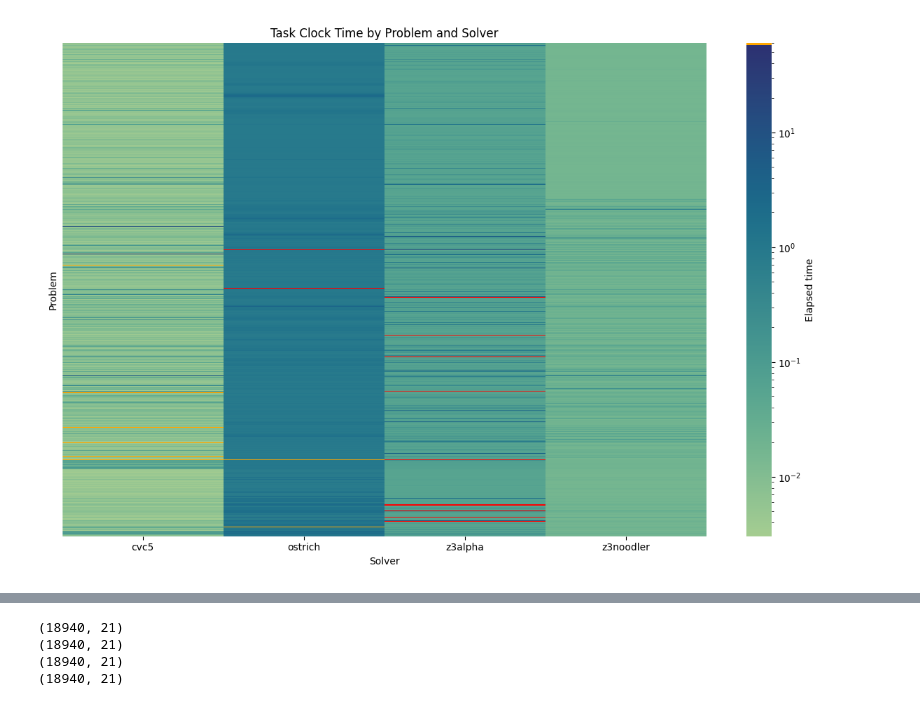
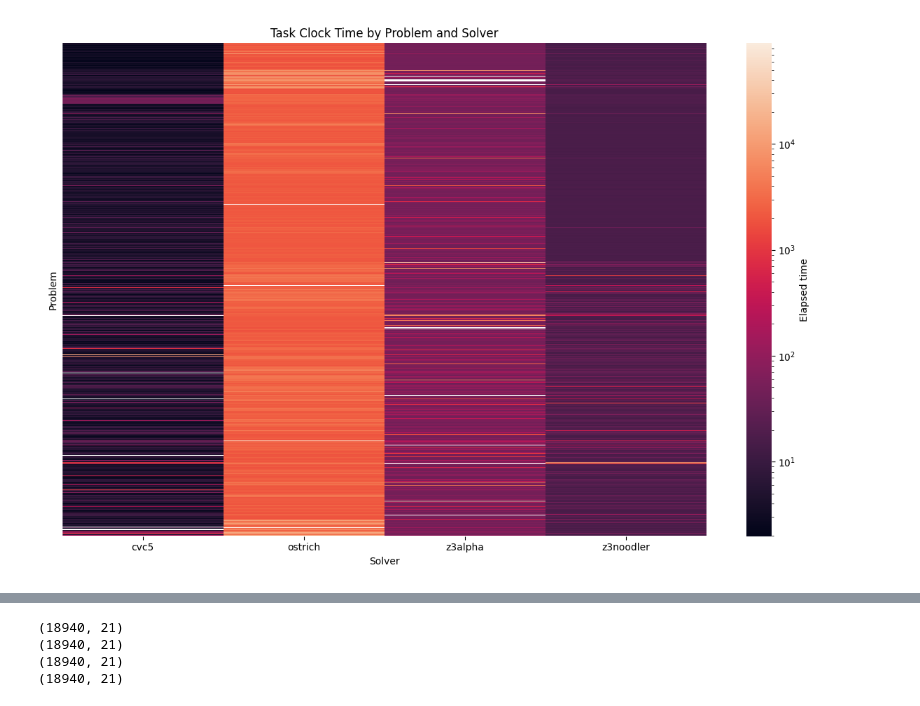
Before and after one commit to DarkVanityOfLight/smt2-string-benchmarks, a Jupyter notebook: analyzer.ipynb, the cells around one changed output, grey strips where cells are left out. Drawn from its saved outputs; the diff is of its cells as text; code cells hidden in the pictures.

```diff
--- a/analyzer.ipynb
+++ b/analyzer.ipynb
@@ -31,46 +31,31 @@ df
 75760 rows × 21 columns
 # %%
-pivot_df = df.pivot(index='problem', columns='solver', values='elapsed')
+pivot_df = df.pivot(index='problem', columns='solver', values='task-clock:u')
 # %%
 %matplotlib widget
-# Original colormap
-base_cmap = sns.color_palette("crest", as_cmap=True)
 
-# Create a new colormap by interpolating the original and adding a color for values above 60
-colors = base_cmap(np.linspace(0, 1, 256))  # Get the original colors
-custom_colors = np.vstack([colors, [1, 0.65, 0, 1]])
-custom_cmap = ListedColormap(custom_colors)
-custom_cmap.set_bad(color="red")
-
-# LogNorm setup with a custom colormap boundary for 60
-log_norm = LogNorm()
-
-# Mask values above 60 to apply the custom color
-#masked_data = np.where(pivot_df > 60, 60, pivot_df)
-pivot_df = pivot_df.clip(upper=60)
 
 plt.figure(figsize=(12, 8))
 sns.heatmap(
     pivot_df,
     annot=False,
     fmt=".2f",
     cbar_kws={'label': 'Elapsed time'},
-    cmap=custom_cmap,
-    norm=log_norm,
+    norm=LogNorm(),
 )
 
 # Title and labels
 plt.title('Task Clock Time by Problem and Solver')
 plt.xlabel('Solver')
 plt.ylabel('Problem')
 
 plt.yticks([])
 plt.xticks()
 
 
 plt.tight_layout()
 # %% [output]
-[figure, old version]
+[figure, new version]
 # %%
 %matplotlib widget
 plt.figure(figsize=(10, 6))
```
Also changed, not shown: parts of 6 cells of this notebook, 2 other files.
